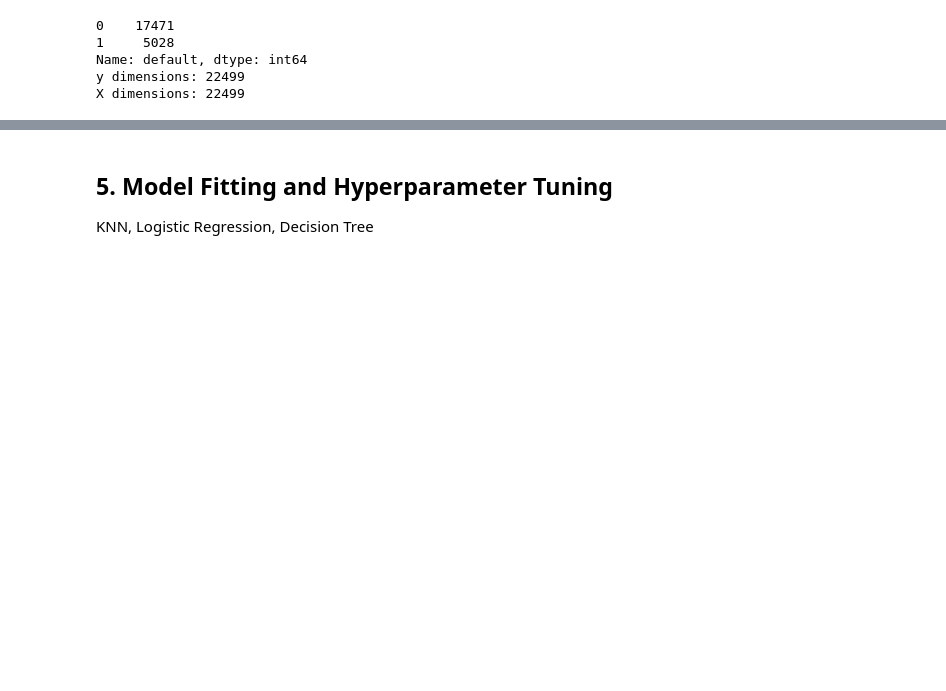
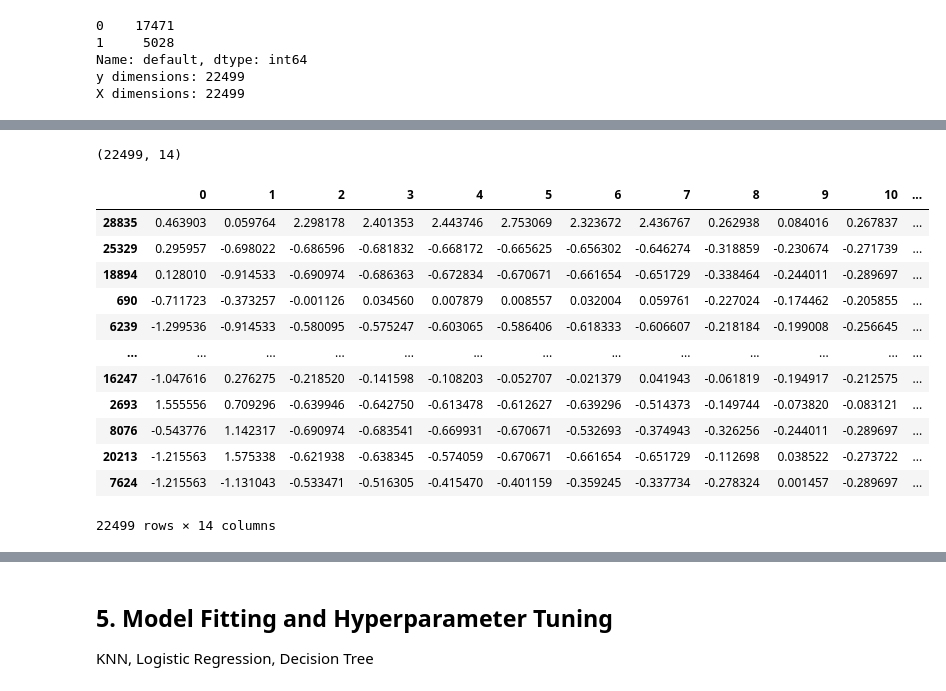
Before and after one commit to Mynusjanai/nyc-dc-ds-020121, a Jupyter notebook: Phase_3/bake_off/classification-bakeoff-template.ipynb, the cells around one changed output, grey strips where cells are left out. Drawn from its saved outputs; the diff is of its cells as text; code cells hidden in the pictures; blank space fills up the shorter version.

```diff
--- a/Phase_3/bake_off/classification-bakeoff-template.ipynb
+++ b/Phase_3/bake_off/classification-bakeoff-template.ipynb
@@ -577,4 +583,0 @@ OneHotEncoder(drop='first', sparse=False)
-# %%
-X = pd.DataFrame(ohe.transform(X.select_dtypes('object')),
-                                  columns=ohe.get_feature_names(),
-                                    index=X.index)
@@ -580,0 +639,9 @@ X = pd.DataFrame(ohe.transform(X.select_dtypes('object')),
+# %%
+X_nums = X.select_dtypes('int64')
+
+ss = StandardScaler()
+
+ss.fit(X_nums)
+nums_df = pd.DataFrame(ss.transform(X_nums),
+                      index=X_nums.index)
+nums_df.head()
@@ -580,0 +655,20 @@ X = pd.DataFrame(ohe.transform(X.select_dtypes('object')),
+# %%
+nums_df.shape
+# %% [output]
+(22499, 14)
+# %%
+nums_df
+# %% [output]
+|  | 0 | 1 | 2 | 3 | 4 | 5 | 6 | 7 | 8 | 9 | 10 | ... |
+| 28835 | 0.463903 | 0.059764 | 2.298178 | 2.401353 | 2.443746 | 2.753069 | 2.323672 | 2.436767 | 0.262938 | 0.084016 | 0.267837 | ... |
+| 25329 | 0.295957 | -0.698022 | -0.686596 | -0.681832 | -0.668172 | -0.665625 | -0.656302 | -0.646274 | -0.318859 | -0.230674 | -0.271739 | ... |
+| 18894 | 0.128010 | -0.914533 | -0.690974 | -0.686363 | -0.672834 | -0.670671 | -0.661654 | -0.651729 | -0.338464 | -0.244011 | -0.289697 | ... |
+| 690 | -0.711723 | -0.373257 | -0.001126 | 0.034560 | 0.007879 | 0.008557 | 0.032004 | 0.059761 | -0.227024 | -0.174462 | -0.205855 | ... |
+| 6239 | -1.299536 | -0.914533 | -0.580095 | -0.575247 | -0.603065 | -0.586406 | -0.618333 | -0.606607 | -0.218184 | -0.199008 | -0.256645 | ... |
+| ... | ... | ... | ... | ... | ... | ... | ... | ... | ... | ... | ... | ... |
+| 16247 | -1.047616 | 0.276275 | -0.218520 | -0.141598 | -0.108203 | -0.052707 | -0.021379 | 0.041943 | -0.061819 | -0.194917 | -0.212575 | ... |
+| 2693 | 1.555556 | 0.709296 | -0.639946 | -0.642750 | -0.613478 | -0.612627 | -0.639296 | -0.514373 | -0.149744 | -0.073820 | -0.083121 | ... |
+| 8076 | -0.543776 | 1.142317 | -0.690974 | -0.683541 | -0.669931 | -0.670671 | -0.532693 | -0.374943 | -0.326256 | -0.244011 | -0.289697 | ... |
+| 20213 | -1.215563 | 1.575338 | -0.621938 | -0.638345 | -0.574059 | -0.670671 | -0.661654 | -0.651729 | -0.112698 | 0.038522 | -0.273722 | ... |
+| 7624 | -1.215563 | -1.131043 | -0.533471 | -0.516305 | -0.415470 | -0.401159 | -0.359245 | -0.337734 | -0.278324 | 0.001457 | -0.289697 | ... |
+22499 rows × 14 columns
```
Also changed, not shown: parts of 46 cells of this notebook, 10 other files.
